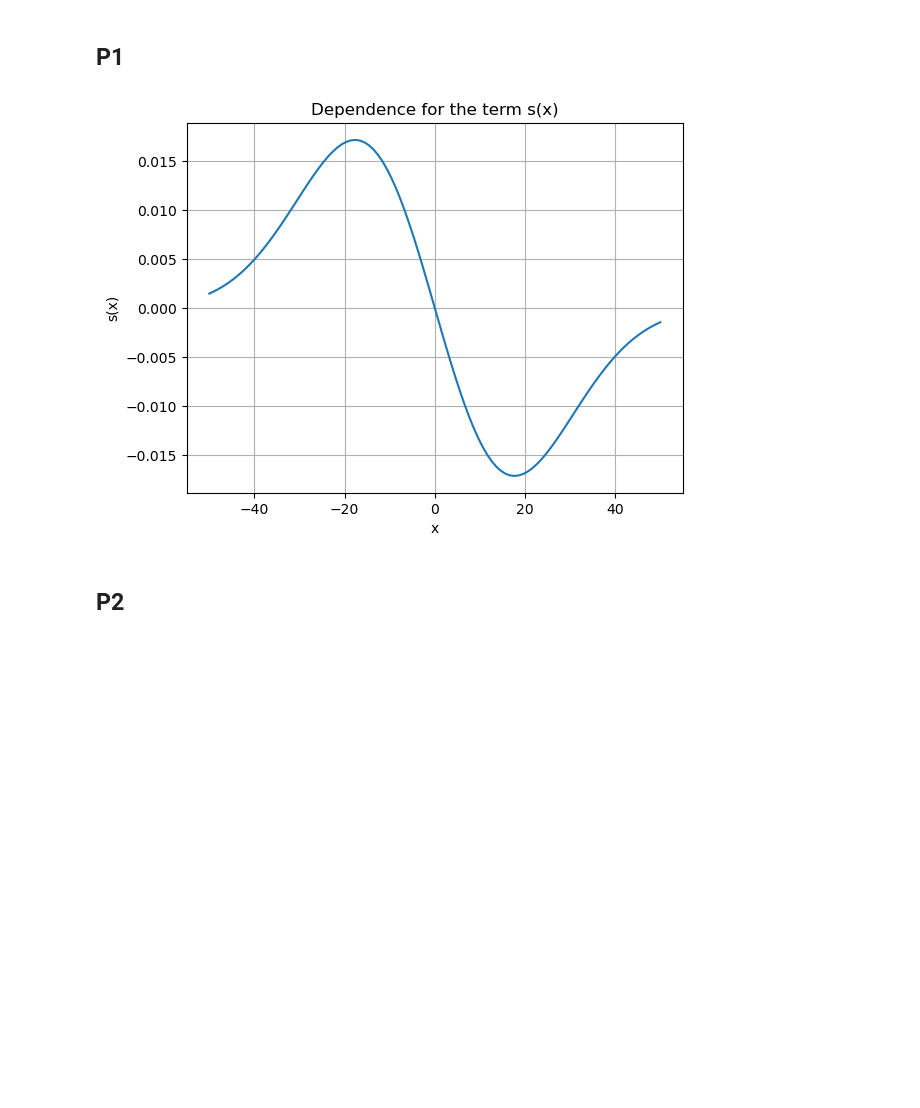
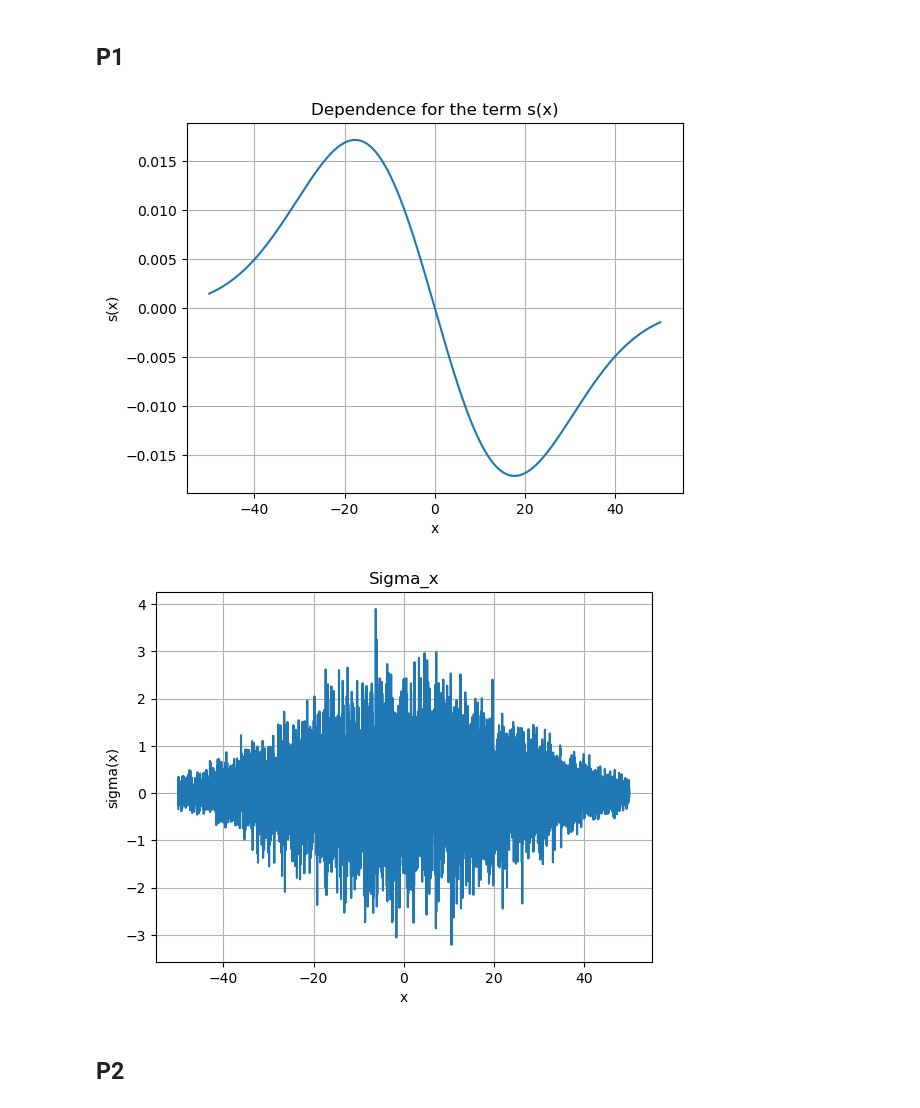
Before and after one commit to EricBlohm1/Simulation-of-complex-systems-FFR120, a Jupyter notebook: Assignments/HW2/exercise3/exercise3.ipynb, the cells around one changed output. Saved outputs shown, nothing was run; the diff lists cells and outputs as text; code cells hidden in the pictures; blank space fills up the shorter version.

```diff
--- a/Assignments/HW2/exercise3/exercise3.ipynb
+++ b/Assignments/HW2/exercise3/exercise3.ipynb
@@ -3,28 +3,41 @@
 # %%
 import numpy as np
 import matplotlib.pyplot as plt
 sigma0 = 1
 w0 = 25
 L = 100
 
 xmin = -L/2
 xmax = L/2
 
-x = np.linspace(xmin,xmax,100)
+x = np.linspace(xmin,xmax,10000)
 s_x = np.zeros(len(x))
 
 for i in range(len(x)):
     tmp = -x[i]*(sigma0/w0)**2
     s_x[i] = tmp*np.exp(-(x[i]**2)/(w0**2))
 
 plt.plot(x, s_x)
 plt.xlabel('x')
 plt.ylabel('s(x)')
 plt.title('Dependence for the term s(x)')
 plt.grid(True)
 plt.show()
+
+
+### Used for reasoning in Q1
+rn = np.random.normal(0,1,len(x))
+sigma = sigma0*np.exp(-(x**2)/(2*w0**2))*rn
+
+plt.plot(x, sigma)
+plt.xlabel('x')
+plt.ylabel('sigma(x)')
+plt.title('Sigma_x')
+plt.grid(True)
+plt.show()
 # %% [output]
 [figure]
+[figure, added]
 # %% [markdown]
 ## P2
 # %%
```
Also changed, not shown: parts of 8 cells of this notebook, 3 other files.
